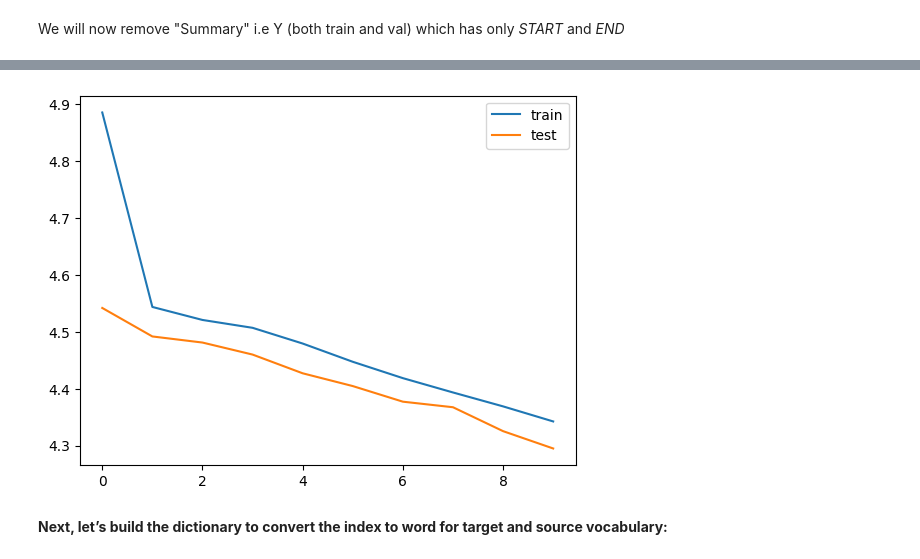
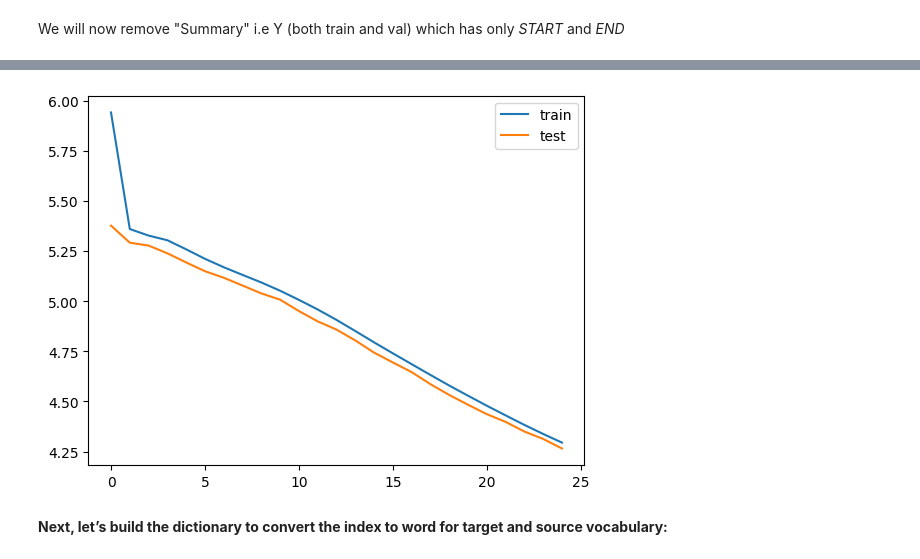
Before and after one commit to Chrylus/thesis-text-summarizer, a Jupyter notebook: thesis-text-summarization-seq2seq.ipynb, the cells around one changed output, grey strips where cells are left out. Saved outputs shown, nothing was run; the diff lists cells and outputs as text; code cells hidden in the pictures.

Commit message:
Sequence2Sequence Finished Training

```diff
--- a/thesis-text-summarization-seq2seq.ipynb
+++ b/thesis-text-summarization-seq2seq.ipynb
@@ -326 +264,6 @@ Epoch 5/10
+# %%
+# retrieve:
+f = open('../Model/seq2seq_trained_model_history.pckl', 'rb')
+history = pickle.load(f)
+f.close()
 # %%
@@ -340,10 +275,11 @@ loaded_model = load_model(checkpoint_path)
 # %%
-pyplot.plot(history.history['loss'], label='train')
-pyplot.plot(history.history['val_loss'], label='test')
+# Plot history
+pyplot.plot(history['loss'], label='train')
+pyplot.plot(history['val_loss'], label='test')
 pyplot.legend()
 pyplot.show()
 # %% [output]
-[figure, old version]
+[figure, new version]
 # %% [markdown]
 **Next, let’s build the dictionary to convert the index to word for target and source vocabulary:**
 # %%
```
Also changed, not shown: parts of 10 cells of this notebook.
